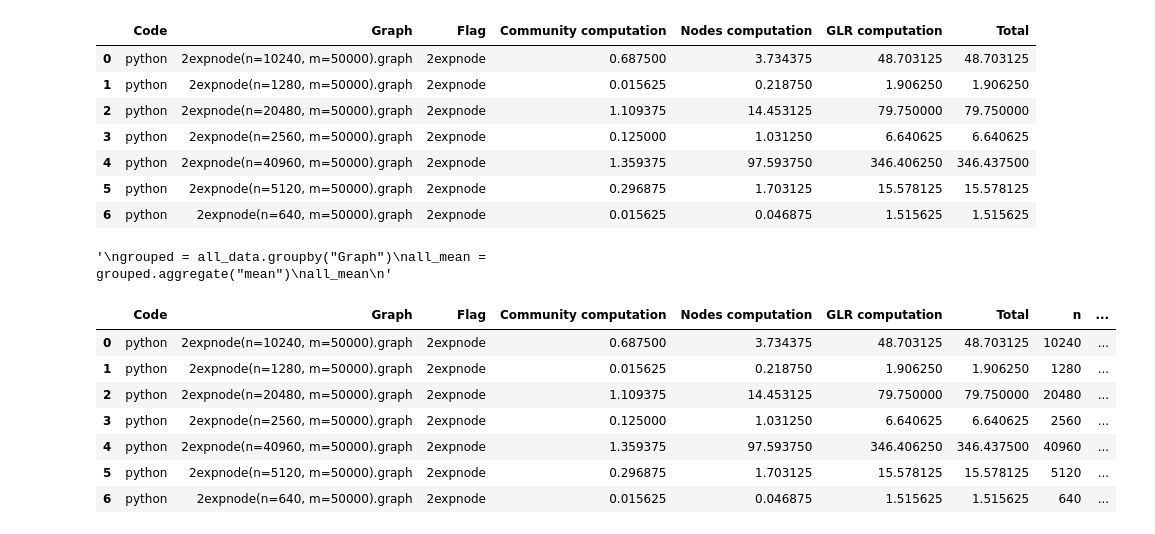
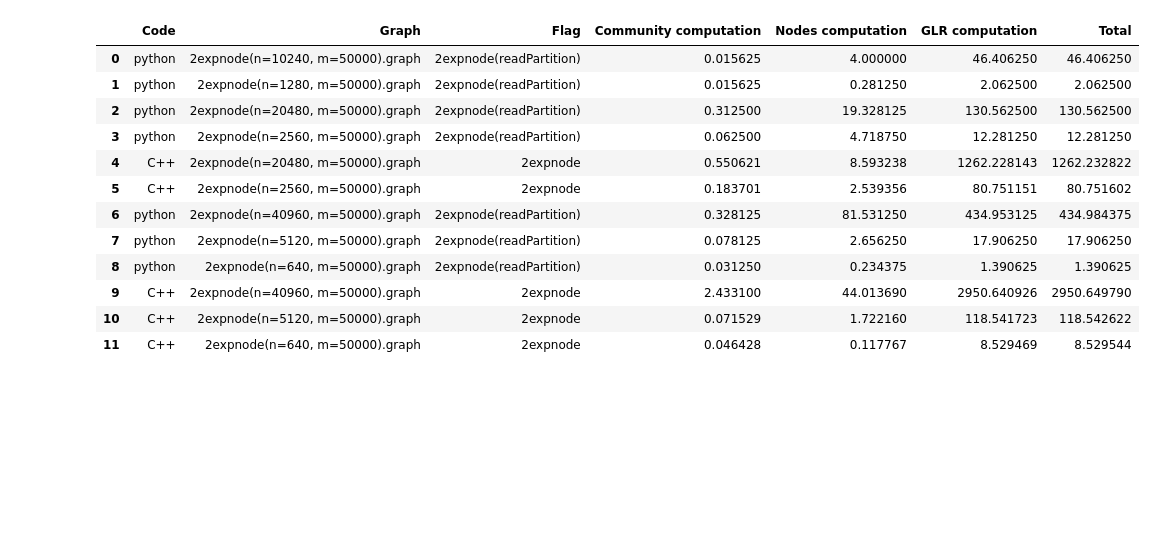
Before and after one commit to RobyBobby24/AlgorithmEngineering, a Jupyter notebook: analysis/double_experiment.ipynb, the cells around one changed output. Cells and saved outputs as stored; diff of their text form; code cells hidden in the pictures; blank space fills up the shorter version.

```diff
--- a/analysis/double_experiment.ipynb
+++ b/analysis/double_experiment.ipynb
@@ -6,35 +8,21 @@ import re
 # %%
 all_data = pd.read_csv("../results/time.csv", sep=";")
-all_data = all_data[ all_data["Flag"] == "2expnode"]
 all_data
 # %% [output]
 |  | Code | Graph | Flag | Community computation | Nodes computation | GLR computation | Total |
-| 0 | python | 2expnode(n=10240, m=50000).graph | 2expnode | 0.687500 | 3.734375 | 48.703125 | 48.703125 |
-| 1 | python | 2expnode(n=1280, m=50000).graph | 2expnode | 0.015625 | 0.218750 | 1.906250 | 1.906250 |
-| 2 | python | 2expnode(n=20480, m=50000).graph | 2expnode | 1.109375 | 14.453125 | 79.750000 | 79.750000 |
-| 3 | python | 2expnode(n=2560, m=50000).graph | 2expnode | 0.125000 | 1.031250 | 6.640625 | 6.640625 |
-| 4 | python | 2expnode(n=40960, m=50000).graph | 2expnode | 1.359375 | 97.593750 | 346.406250 | 346.437500 |
-| 5 | python | 2expnode(n=5120, m=50000).graph | 2expnode | 0.296875 | 1.703125 | 15.578125 | 15.578125 |
-| 6 | python | 2expnode(n=640, m=50000).graph | 2expnode | 0.015625 | 0.046875 | 1.515625 | 1.515625 |
+| 0 | python | 2expnode(n=10240, m=50000).graph | 2expnode(readPartition) | 0.015625 | 4.000000 | 46.406250 | 46.406250 |
+| 1 | python | 2expnode(n=1280, m=50000).graph | 2expnode(readPartition) | 0.015625 | 0.281250 | 2.062500 | 2.062500 |
+| 2 | python | 2expnode(n=20480, m=50000).graph | 2expnode(readPartition) | 0.312500 | 19.328125 | 130.562500 | 130.562500 |
+| 3 | python | 2expnode(n=2560, m=50000).graph | 2expnode(readPartition) | 0.062500 | 4.718750 | 12.281250 | 12.281250 |
+| 4 | C++ | 2expnode(n=20480, m=50000).graph | 2expnode | 0.550621 | 8.593238 | 1262.228143 | 1262.232822 |
+| 5 | C++ | 2expnode(n=2560, m=50000).graph | 2expnode | 0.183701 | 2.539356 | 80.751151 | 80.751602 |
+| 6 | python | 2expnode(n=40960, m=50000).graph | 2expnode(readPartition) | 0.328125 | 81.531250 | 434.953125 | 434.984375 |
+| 7 | python | 2expnode(n=5120, m=50000).graph | 2expnode(readPartition) | 0.078125 | 2.656250 | 17.906250 | 17.906250 |
+| 8 | python | 2expnode(n=640, m=50000).graph | 2expnode(readPartition) | 0.031250 | 0.234375 | 1.390625 | 1.390625 |
+| 9 | C++ | 2expnode(n=40960, m=50000).graph | 2expnode | 2.433100 | 44.013690 | 2950.640926 | 2950.649790 |
+| 10 | C++ | 2expnode(n=5120, m=50000).graph | 2expnode | 0.071529 | 1.722160 | 118.541723 | 118.542622 |
+| 11 | C++ | 2expnode(n=640, m=50000).graph | 2expnode | 0.046428 | 0.117767 | 8.529469 | 8.529544 |
-# %%
-"""
-grouped = all_data.groupby("Graph")
-all_mean = grouped.aggregate("mean")
-all_mean
-"""
-# %% [output]
-'\ngrouped = all_data.groupby("Graph")\nall_mean = grouped.aggregate("mean")\nall_mean\n'
 # %%
 pattern = r"n=(\d+),\s*m=(\d+)"
-all_data["n"] = all_data['Graph'].apply(lambda graph_name : int(re.search(pattern, graph_name).group(1)))
-all_data["m"] = all_data['Graph'].apply(lambda graph_name : int(re.search(pattern, graph_name).group(2)))
-all_data
+all_data["n"] = all_data['Graph'].apply(lambda graph_name: int(re.search(pattern, graph_name).group(1)))
+all_data["m"] = all_data['Graph'].apply(lambda graph_name: int(re.search(pattern, graph_name).group(2)))
-# %% [output]
-|  | Code | Graph | Flag | Community computation | Nodes computation | GLR computation | Total | n | ... |
-| 0 | python | 2expnode(n=10240, m=50000).graph | 2expnode | 0.687500 | 3.734375 | 48.703125 | 48.703125 | 10240 | ... |
-| 1 | python | 2expnode(n=1280, m=50000).graph | 2expnode | 0.015625 | 0.218750 | 1.906250 | 1.906250 | 1280 | ... |
-| 2 | python | 2expnode(n=20480, m=50000).graph | 2expnode | 1.109375 | 14.453125 | 79.750000 | 79.750000 | 20480 | ... |
-| 3 | python | 2expnode(n=2560, m=50000).graph | 2expnode | 0.125000 | 1.031250 | 6.640625 | 6.640625 | 2560 | ... |
-| 4 | python | 2expnode(n=40960, m=50000).graph | 2expnode | 1.359375 | 97.593750 | 346.406250 | 346.437500 | 40960 | ... |
-| 5 | python | 2expnode(n=5120, m=50000).graph | 2expnode | 0.296875 | 1.703125 | 15.578125 | 15.578125 | 5120 | ... |
-| 6 | python | 2expnode(n=640, m=50000).graph | 2expnode | 0.015625 | 0.046875 | 1.515625 | 1.515625 | 640 | ... |
```
Also changed, not shown: parts of 23 cells of this notebook, 4 other files.
